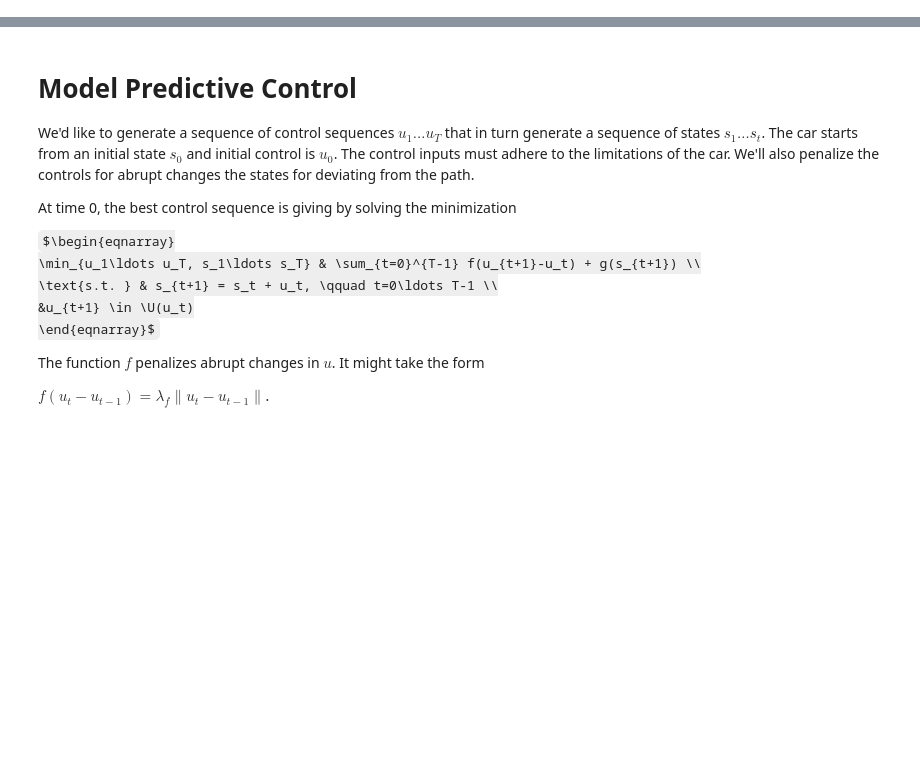
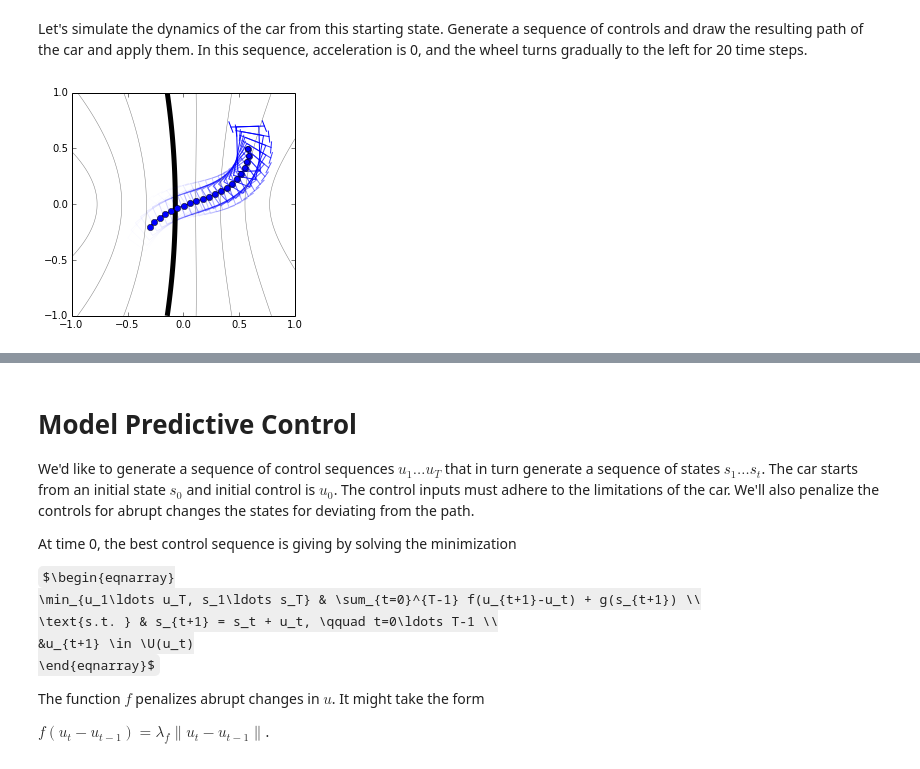
Before and after one commit to a-rahimi/sqp-control, a Jupyter notebook: Following an Uncertain Path.ipynb, the cells around one changed output, grey strips where cells are left out. Drawn from its saved outputs; the diff is of its cells as text; code cells hidden in the pictures; some formulas as TeX source; blank space fills up the shorter version.

```diff
--- a/Following an Uncertain Path.ipynb
+++ b/Following an Uncertain Path.ipynb
@@ -65,0 +93,20 @@ You can also generate an animated version of this
+# %% [markdown]
+Let's simulate the dynamics of the car from this starting state. Generate a sequence of controls and draw the resulting path of the car and apply them. In this sequence, acceleration is 0, and the wheel turns gradually to the left for 20 time steps.
+# %%
+# a sequence of controls. A control signal is a 2-dimensional vector
+# of acceleration and change in steering angle:
+#    (ddx, dtheta)
+U = [(0.0, 0.03)]*20
+
+# Apply the sequence of controls, starting from the current state, to
+# obtain the sequence of states
+S = [s]
+for u in [(0.0,0.03)]*20:
+  S.append(sim.apply_control(S[-1],u)['val'])
+
+# render this sequence of states in a static image. Newer states have higher opacity
+sim.draw_path(P.gca(), p)
+sim.animate_car(P.gca(), S, remove_car=False, sleep=0, alphas=linspace(0.1,1.,len(S))**2)
+P.axis('scaled');
+# %% [output]
+[figure, added]
```
Also changed, not shown: parts of 10 cells of this notebook, 2 other files.
